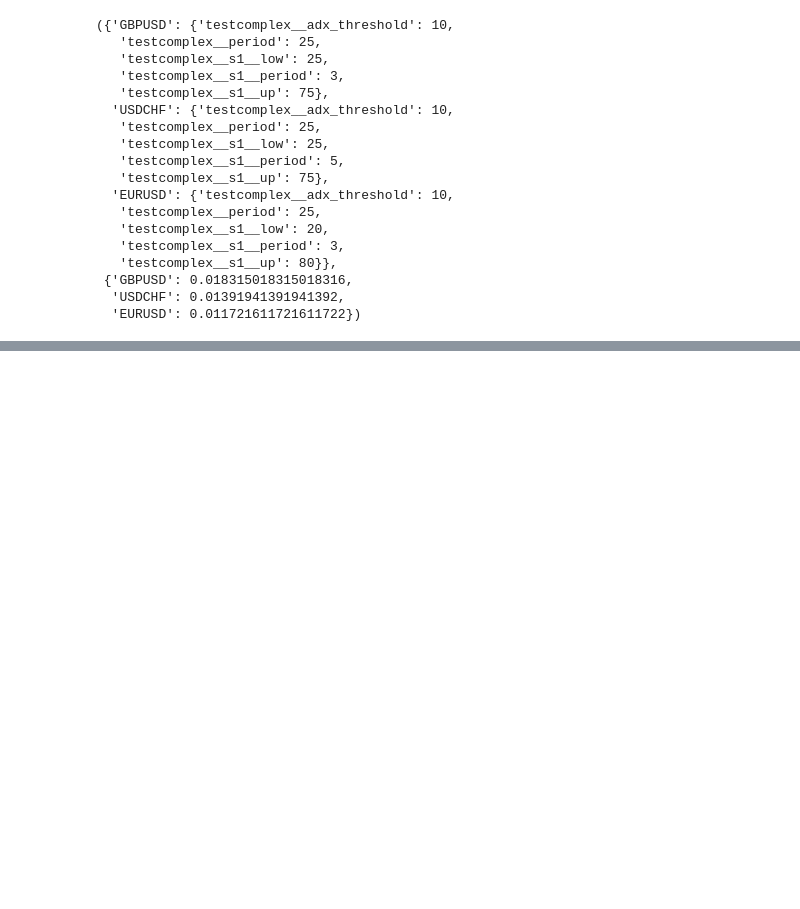
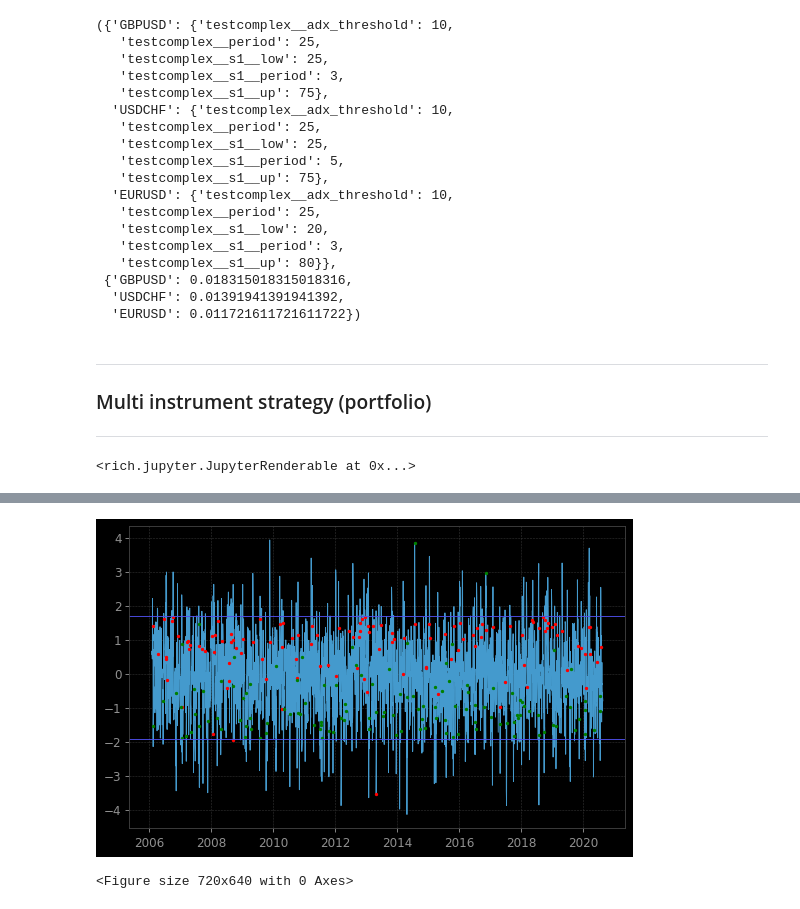
Before and after one commit to appliedalphacom/qlearn, a Jupyter notebook: examples/Examples.ipynb, the cells around one changed output, grey strips where cells are left out. Cells and saved outputs as stored; diff of their text form; code cells hidden in the pictures; blank space fills up the shorter version.

```diff
--- a/examples/Examples.ipynb
+++ b/examples/Examples.ipynb
@@ -32,6 +32,6 @@ How to iterate through every symbol in market data
 <hr/>
 # %%
-for s, v in SingleInstrumentPicker(timeframe='1d').iterate(df1):
+for s, v in SingleInstrumentPicker(timeframe='1d').for_range('2020-03-01').iterate(df1):
     print(s, v)
     print('[red]===================')
 # %% [output]
@@ -280,0 +269,4 @@ class TestMulti(BasicMarketEstimator):
+# %% [markdown]
+<hr/>
+<h3>Multi instrument strategy (portfolio)</h3>
+<hr/>
@@ -280,0 +275,3 @@ class TestMulti(BasicMarketEstimator):
+# %%
+sxl = FriendlyFxLoader('nyse @ daily')
+md = sxl.ohlcs(sxl.symbols())
@@ -280,0 +322,10 @@ class TestMulti(BasicMarketEstimator):
+# %%
+p_trader = PairsTrader(5, 20, 5)
+
+fm = MarketDataComposer(p_trader, PortfolioPicker(['DHI$', 'PHM$']).for_range('2006'), None, 'close').fit(md, pd.Series(0))
+# %% [output]
+<rich.jupyter.JupyterRenderable at 0x...>
+# %%
+p0 = z_test_signals_inplace(1000*fm.predict(md), md, 'stock', spread=0.1, verbose=False)
+tearsheet(p0, 20000)
+# %% [output]
@@ -280,0 +334,2 @@ class TestMulti(BasicMarketEstimator):
+[figure, added]
+<Figure size 720x640 with 0 Axes>
```
Also changed, not shown: parts of 14 cells of this notebook, 4 other files.
